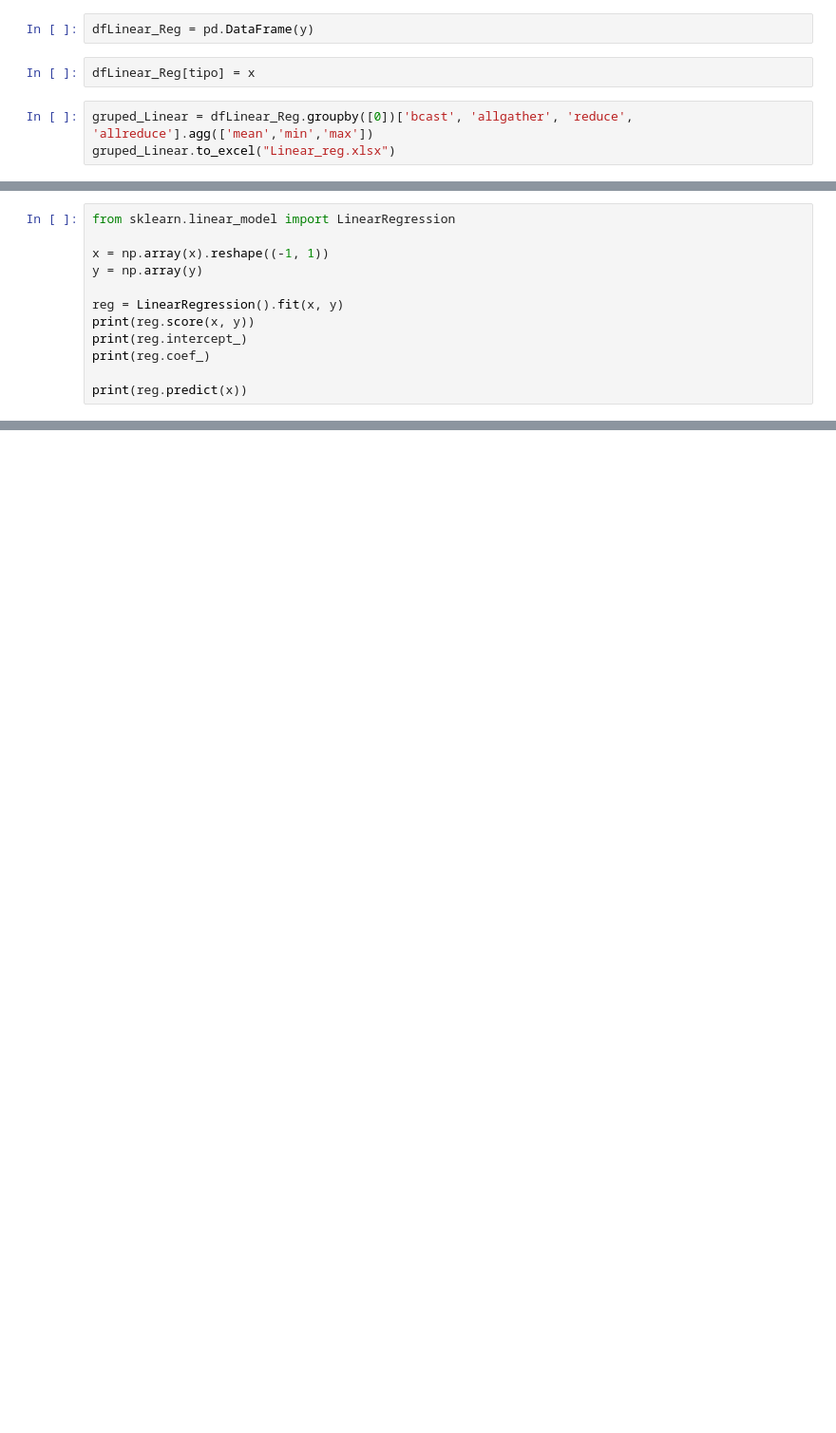
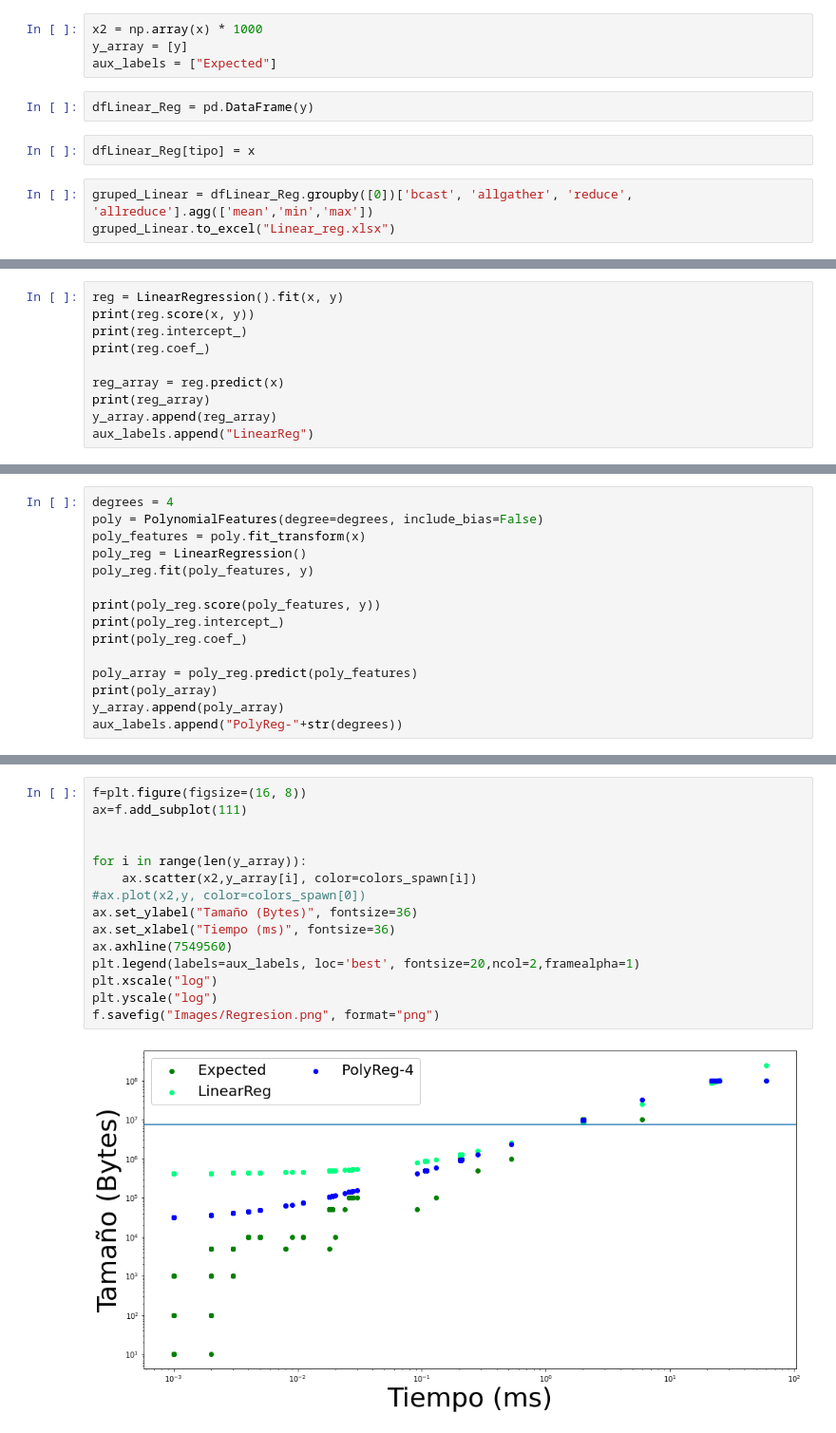
Before and after one commit to hpca-uji/Proteo, a Jupyter notebook: Analysis/analyser.ipynb, the cells around one changed output, grey strips where cells are left out. Shown at 95% size. Drawn from its saved outputs; the diff is of its cells as text; blank space fills up the shorter version.

```diff
--- a/Analysis/analyser.ipynb
+++ b/Analysis/analyser.ipynb
@@ -1478,3 +1416,7 @@ Text(0.5, 0, 'Tiempo')
+# %%
+x2 = np.array(x) * 1000
+y_array = [y]
+aux_labels = ["Expected"]
 # %%
 dfLinear_Reg = pd.DataFrame(y)
 # %%
@@ -1485,13 +1432,11 @@ gruped_Linear.to_excel("Linear_reg.xlsx")
 # %%
-from sklearn.linear_model import LinearRegression
-
-x = np.array(x).reshape((-1, 1))
-y = np.array(y)
-
 reg = LinearRegression().fit(x, y)
 print(reg.score(x, y))
 print(reg.intercept_)
 print(reg.coef_)
 
-print(reg.predict(x))
+reg_array = reg.predict(x)
+print(reg_array)
+y_array.append(reg_array)
+aux_labels.append("LinearReg")
 # %% [output]
@@ -1502,0 +1448,15 @@ print(reg.predict(x))
+# %%
+degrees = 4
+poly = PolynomialFeatures(degree=degrees, include_bias=False)
+poly_features = poly.fit_transform(x)
+poly_reg = LinearRegression()
+poly_reg.fit(poly_features, y)
+
+print(poly_reg.score(poly_features, y))
+print(poly_reg.intercept_)
+print(poly_reg.coef_)
+
+poly_array = poly_reg.predict(poly_features)
+print(poly_array)
+y_array.append(poly_array)
+aux_labels.append("PolyReg-"+str(degrees))
@@ -1502,0 +1469,17 @@ print(reg.predict(x))
+# %%
+f=plt.figure(figsize=(16, 8))
+ax=f.add_subplot(111)
+
+
+for i in range(len(y_array)):
+    ax.scatter(x2,y_array[i], color=colors_spawn[i])
+#ax.plot(x2,y, color=colors_spawn[0])
+ax.set_ylabel("Tamaño (Bytes)", fontsize=36)
+ax.set_xlabel("Tiempo (ms)", fontsize=36)
+ax.axhline(7549560)
+plt.legend(labels=aux_labels, loc='best', fontsize=20,ncol=2,framealpha=1)
+plt.xscale("log")
+plt.yscale("log")
+f.savefig("Images/Regresion.png", format="png")
+# %% [output]
+[figure, added]
```
Also changed, not shown: parts of 7 cells of this notebook.
